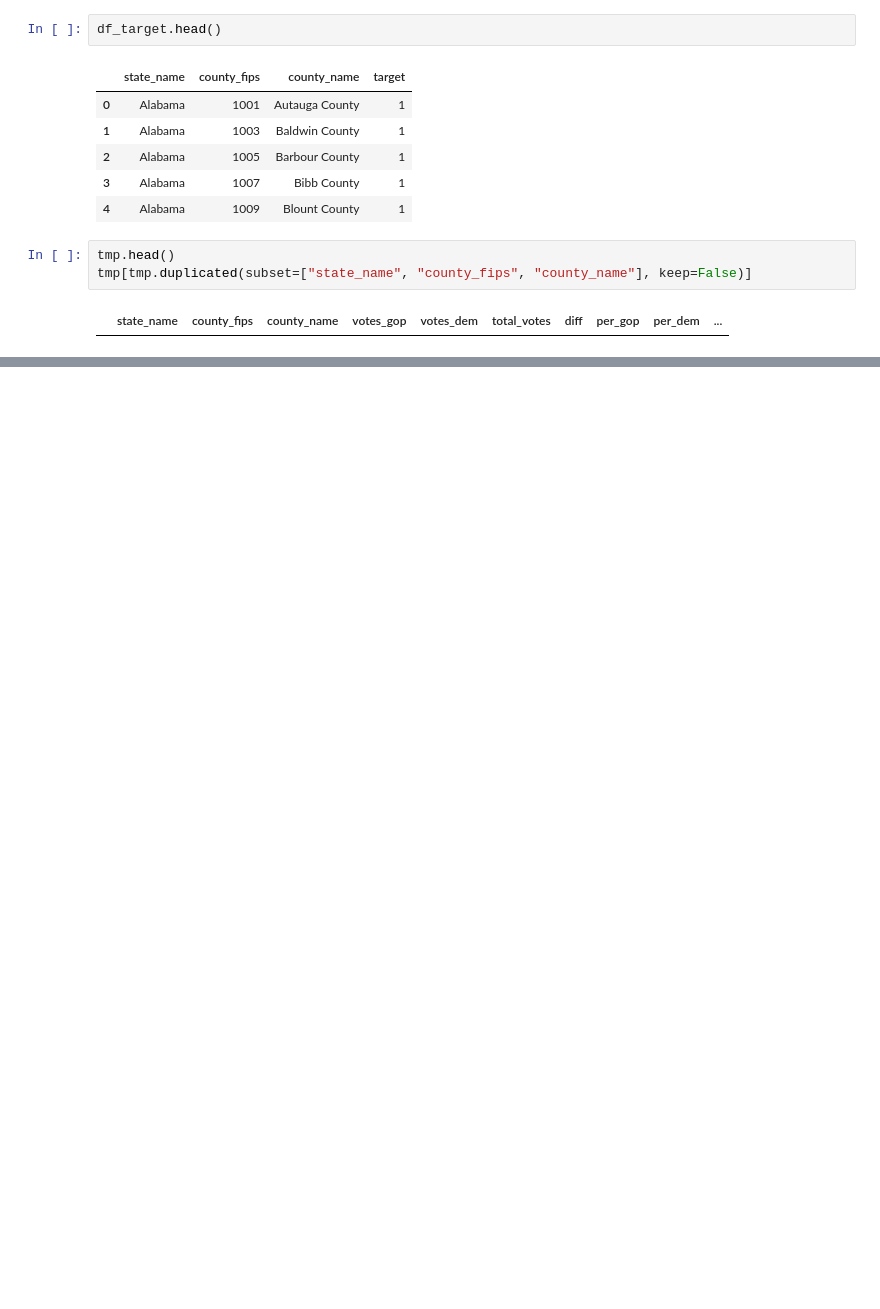
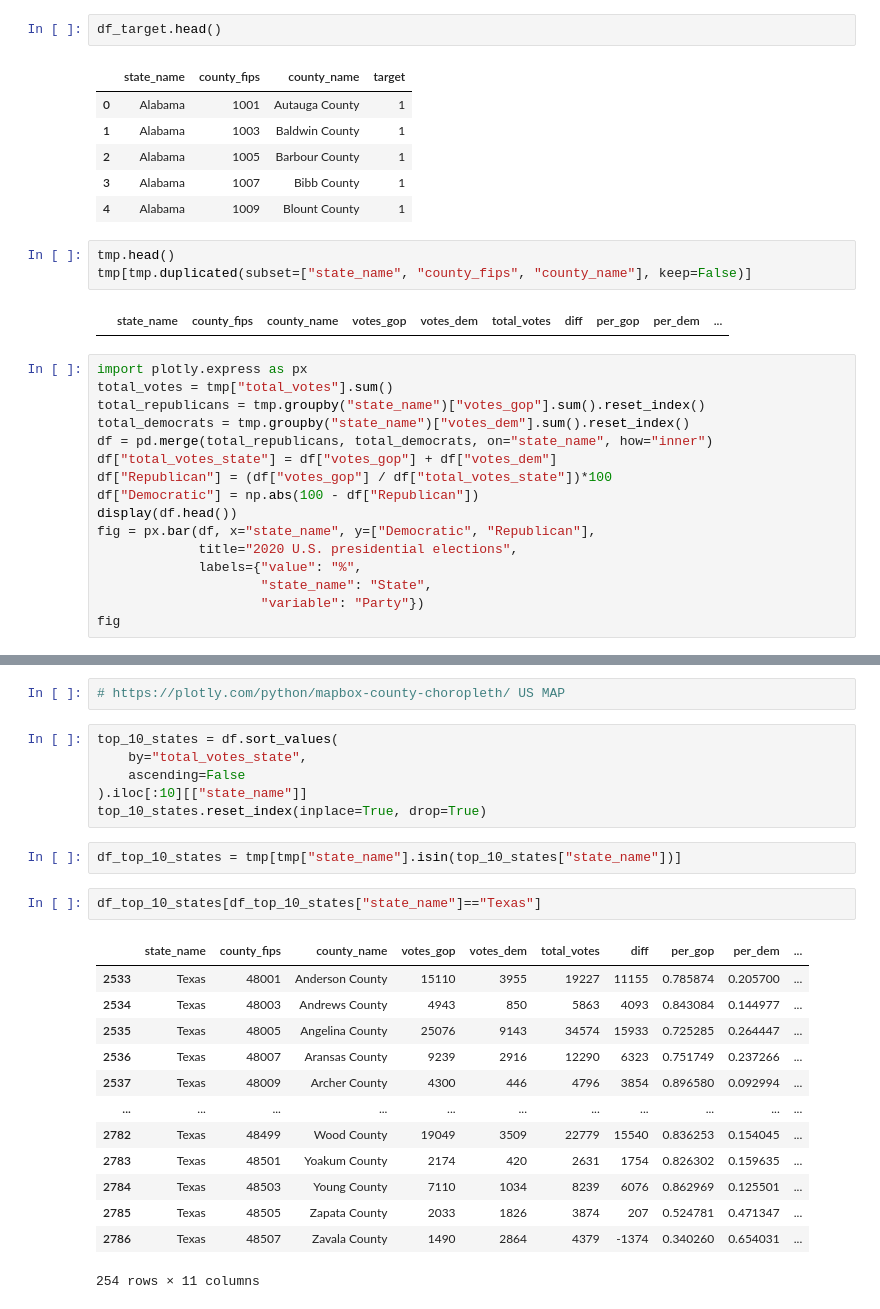
Before and after one commit to vnarvaezt/classification_feature_select_methods, a Jupyter notebook: exploratory_analysis.ipynb, the cells around one changed output, grey strips where cells are left out. Cells and saved outputs as stored; diff of their text form; blank space fills up the shorter version.

```diff
--- a/exploratory_analysis.ipynb
+++ b/exploratory_analysis.ipynb
@@ -196,3 +220,19 @@ tmp.head()
 tmp[tmp.duplicated(subset=["state_name", "county_fips", "county_name"], keep=False)]
 # %% [output]
 |  | state_name | county_fips | county_name | votes_gop | votes_dem | total_votes | diff | per_gop | per_dem | ... |
+# %%
+import plotly.express as px
+total_votes = tmp["total_votes"].sum()
+total_republicans = tmp.groupby("state_name")["votes_gop"].sum().reset_index()
+total_democrats = tmp.groupby("state_name")["votes_dem"].sum().reset_index()
+df = pd.merge(total_republicans, total_democrats, on="state_name", how="inner")
+df["total_votes_state"] = df["votes_gop"] + df["votes_dem"]
+df["Republican"] = (df["votes_gop"] / df["total_votes_state"])*100
+df["Democratic"] = np.abs(100 - df["Republican"])
+display(df.head())
+fig = px.bar(df, x="state_name", y=["Democratic", "Republican"],
+             title="2020 U.S. presidential elections",
+             labels={"value": "%",
+                     "state_name": "State",
+                     "variable": "Party"})
+fig
@@ -198,0 +256,26 @@ tmp[tmp.duplicated(subset=["state_name", "county_fips", "county_name"], keep=Fal
+# %%
+# https://plotly.com/python/mapbox-county-choropleth/ US MAP
+# %%
+top_10_states = df.sort_values(
+    by="total_votes_state",
+    ascending=False
+).iloc[:10][["state_name"]]
+top_10_states.reset_index(inplace=True, drop=True)
+# %%
+df_top_10_states = tmp[tmp["state_name"].isin(top_10_states["state_name"])]
+# %%
+df_top_10_states[df_top_10_states["state_name"]=="Texas"]
+# %% [output]
+|  | state_name | county_fips | county_name | votes_gop | votes_dem | total_votes | diff | per_gop | per_dem | ... |
+| 2533 | Texas | 48001 | Anderson County | 15110 | 3955 | 19227 | 11155 | 0.785874 | 0.205700 | ... |
+| 2534 | Texas | 48003 | Andrews County | 4943 | 850 | 5863 | 4093 | 0.843084 | 0.144977 | ... |
+| 2535 | Texas | 48005 | Angelina County | 25076 | 9143 | 34574 | 15933 | 0.725285 | 0.264447 | ... |
+| 2536 | Texas | 48007 | Aransas County | 9239 | 2916 | 12290 | 6323 | 0.751749 | 0.237266 | ... |
+| 2537 | Texas | 48009 | Archer County | 4300 | 446 | 4796 | 3854 | 0.896580 | 0.092994 | ... |
+| ... | ... | ... | ... | ... | ... | ... | ... | ... | ... | ... |
+| 2782 | Texas | 48499 | Wood County | 19049 | 3509 | 22779 | 15540 | 0.836253 | 0.154045 | ... |
+| 2783 | Texas | 48501 | Yoakum County | 2174 | 420 | 2631 | 1754 | 0.826302 | 0.159635 | ... |
+| 2784 | Texas | 48503 | Young County | 7110 | 1034 | 8239 | 6076 | 0.862969 | 0.125501 | ... |
+| 2785 | Texas | 48505 | Zapata County | 2033 | 1826 | 3874 | 207 | 0.524781 | 0.471347 | ... |
+| 2786 | Texas | 48507 | Zavala County | 1490 | 2864 | 4379 | -1374 | 0.340260 | 0.654031 | ... |
+254 rows × 11 columns
```
Also changed, not shown: parts of 10 cells of this notebook.
